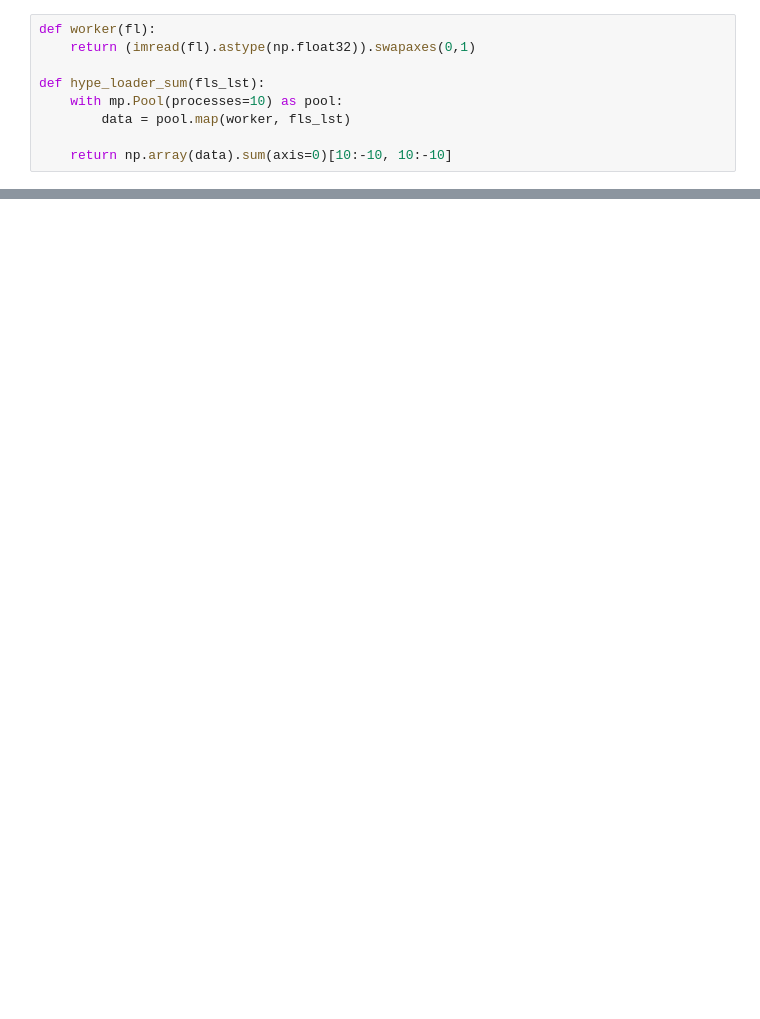
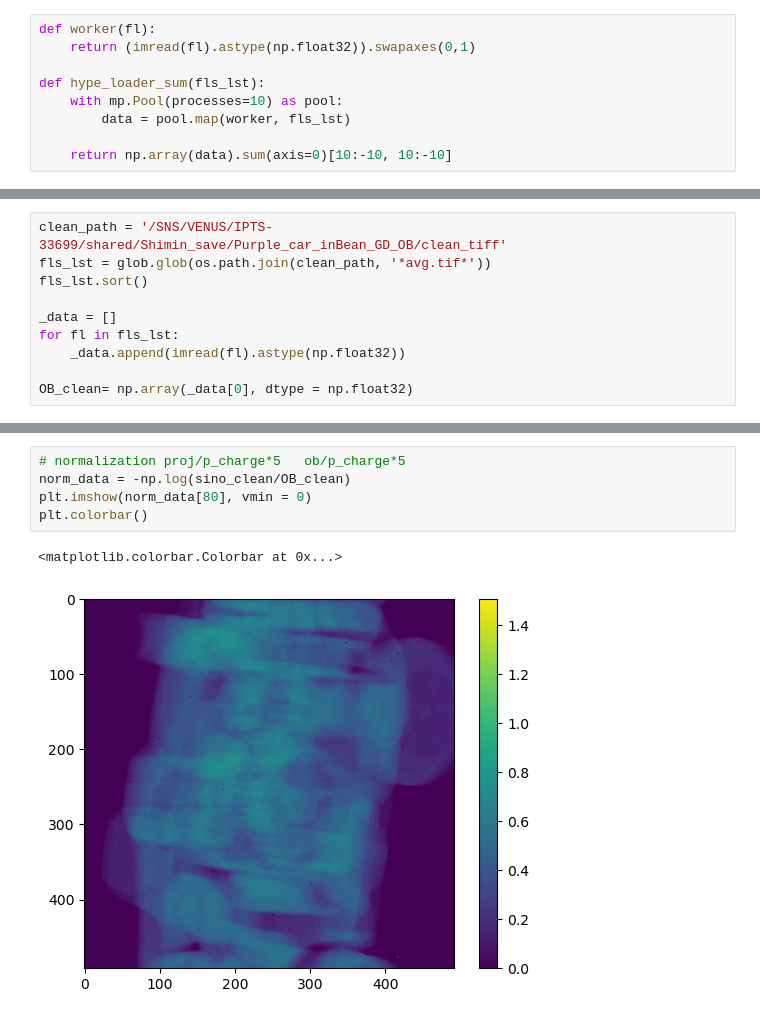
Before and after one commit to ornlneutronimaging/svmbir_notebooks, a Jupyter notebook: notebooks/white_beam_shimin.ipynb, the cells around one changed output, grey strips where cells are left out. Saved outputs shown, nothing was run; the diff lists cells and outputs as text; blank space fills up the shorter version.

```diff
--- a/notebooks/white_beam_shimin.ipynb
+++ b/notebooks/white_beam_shimin.ipynb
@@ -189,0 +275,10 @@ axs[1].set_yscale('log')
+# %%
+clean_path = '/SNS/VENUS/IPTS-33699/shared/Shimin_save/Purple_car_inBean_GD_OB/clean_tiff'
+fls_lst = glob.glob(os.path.join(clean_path, '*avg.tif*'))
+fls_lst.sort()
+
+_data = []
+for fl in fls_lst:
+    _data.append(imread(fl).astype(np.float32))
+
+OB_clean= np.array(_data[0], dtype = np.float32)
@@ -189,0 +303,8 @@ axs[1].set_yscale('log')
+# %%
+# normalization proj/p_charge*5   ob/p_charge*5
+norm_data = -np.log(sino_clean/OB_clean)
+plt.imshow(norm_data[80], vmin = 0)
+plt.colorbar()
+# %% [output]
+<matplotlib.colorbar.Colorbar at 0x...>
+[figure, added]
```
Also changed, not shown: parts of 46 cells of this notebook.
